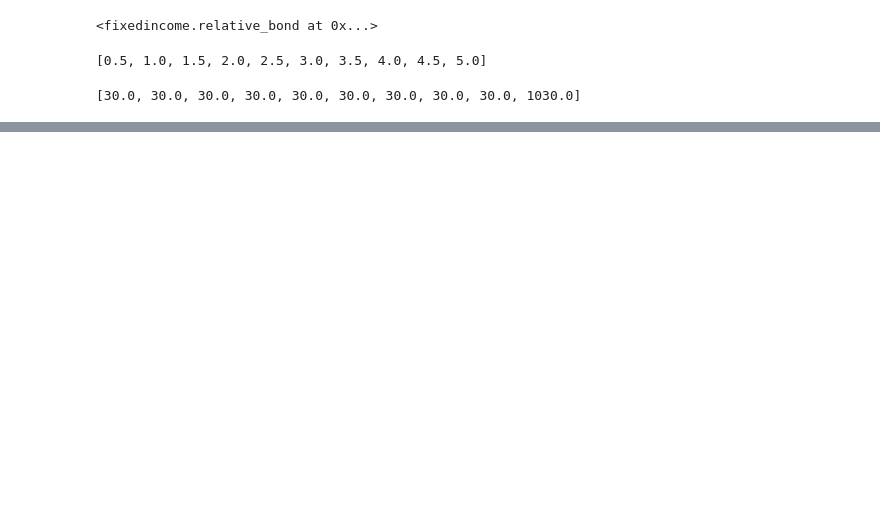
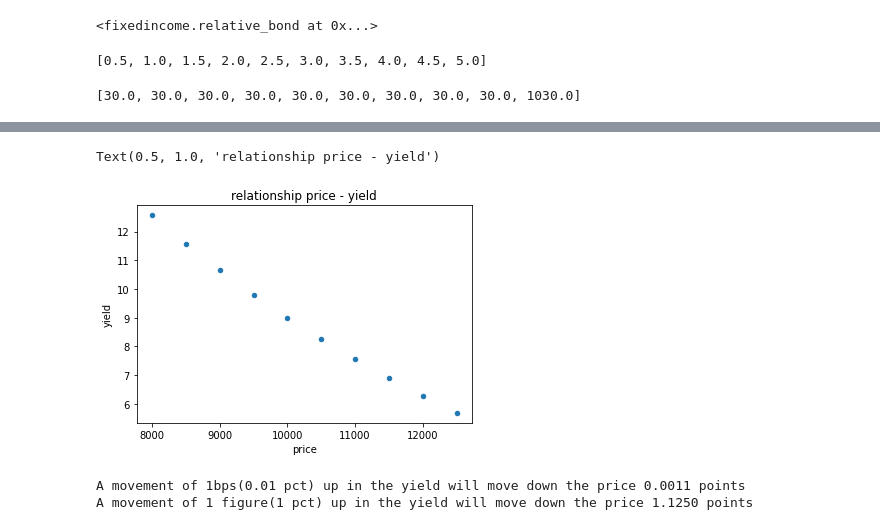
Before and after one commit to javifalces/colab_test, a Jupyter notebook: financial_derivatives_bonds.ipynb, the cells around one changed output, grey strips where cells are left out. Cells and saved outputs as stored; diff of their text form; code cells hidden in the pictures; blank space fills up the shorter version.

```diff
--- a/financial_derivatives_bonds.ipynb
+++ b/financial_derivatives_bonds.ipynb
@@ -33,0 +69,5 @@ coupon_bond.get_coupons()
+# %%
+bond_1 = fi.create_coupon_bond(maturity = 10, face = 10000, rate = 9, frequency = 2)
+#check it
+print(bond.get_dates())
+print(bond.get_coupons())
@@ -33,0 +83,9 @@ coupon_bond.get_coupons()
+# %%
+prices = [ i for i in range(8000,13000,500)]
+yields = [bond_1.YTM(price) for price in prices]
+# %%
+import pandas as pd
+df = pd.DataFrame(columns=['price','yield'])
+df['price']=prices
+df['yield'] = yields
+df.head()
@@ -33,0 +99,27 @@ coupon_bond.get_coupons()
+# %%
+import matplotlib.pyplot as plt
+
+df.plot.scatter(x='price',y='yield')
+plt.title('relationship price - yield')
+# %% [output]
+Text(0.5, 1.0, 'relationship price - yield')
+[figure, added]
+# %%
+#DV01
+# DV01 or Dollar Value of 1 basis point measures the interest rate risk of bond
+#  or portfolio of bonds by estimating the price change in dollar terms in
+#  response to change in yield by a single basis point
+# https://www.wallstreetmojo.com/dv01/
+
+#DV01 = -(delta yield)/[(delta price)*10000]
+price_1 = 100
+yield_1 = bond_1.YTM(price=price_1)
+price_2 = 80
+yield_2 = bond_1.YTM(price=price_2)
+
+dv01 = -(yield_2-yield_1)/((price_2-price_1)*10000)
+print('A movement of 1bps(0.01 pct) up in the yield will move down the price %.4f points'%dv01)
+print('A movement of 1 figure(1 pct) up in the yield will move down the price %.4f points'%(dv01*1000))
+# %% [output]
+A movement of 1bps(0.01 pct) up in the yield will move down the price 0.0011 points
+A movement of 1 figure(1 pct) up in the yield will move down the price 1.1250 points
```
Also changed, not shown: parts of 16 cells of this notebook.
